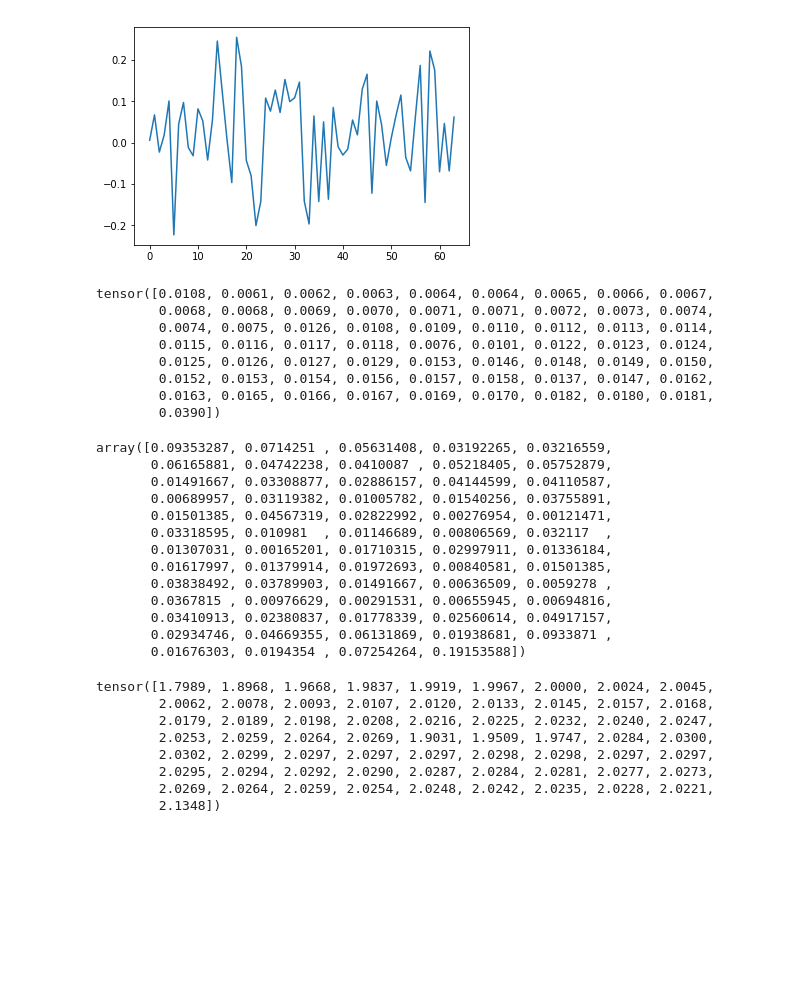
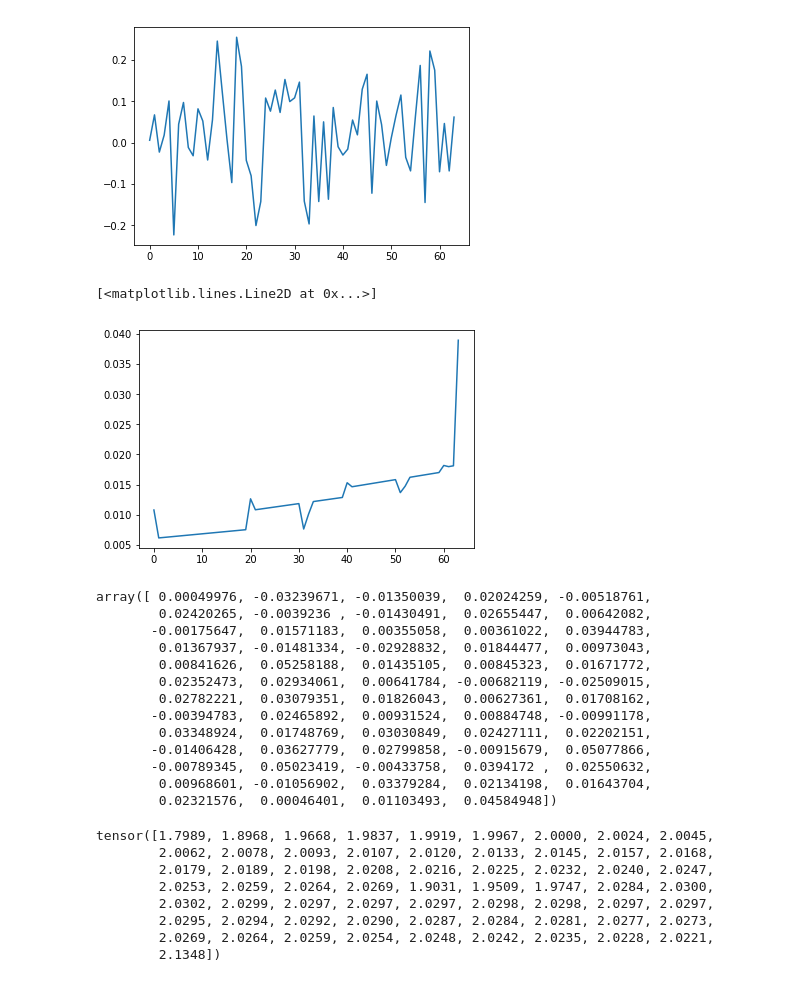
Before and after one commit to emilyj19/TS, a Jupyter notebook: Deep_Factors.ipynb, the cells around one changed output. Cells and saved outputs as stored; diff of their text form; code cells hidden in the pictures; blank space fills up the shorter version.

```diff
--- a/Deep_Factors.ipynb
+++ b/Deep_Factors.ipynb
@@ -369,33 +369,27 @@ plt.plot(paths[10].mean(0))
 # %% [output]
 [<matplotlib.lines.Line2D at 0x...>]
 [figure]
-# %%
-fixed_effects[0]
-# %% [output]
-tensor([0.0108, 0.0061, 0.0062, 0.0063, 0.0064, 0.0064, 0.0065, 0.0066, 0.0067,
-        0.0068, 0.0068, 0.0069, 0.0070, 0.0071, 0.0071, 0.0072, 0.0073, 0.0074,
-        0.0074, 0.0075, 0.0126, 0.0108, 0.0109, 0.0110, 0.0112, 0.0113, 0.0114,
-        0.0115, 0.0116, 0.0117, 0.0118, 0.0076, 0.0101, 0.0122, 0.0123, 0.0124,
-        0.0125, 0.0126, 0.0127, 0.0129, 0.0153, 0.0146, 0.0148, 0.0149, 0.0150,
-        0.0152, 0.0153, 0.0154, 0.0156, 0.0157, 0.0158, 0.0137, 0.0147, 0.0162,
-        0.0163, 0.0165, 0.0166, 0.0167, 0.0169, 0.0170, 0.0182, 0.0180, 0.0181,
-        0.0390])
-# %%
-new_test_data[0]
-# %% [output]
-array([0.09353287, 0.0714251 , 0.05631408, 0.03192265, 0.03216559,
-       0.06165881, 0.04742238, 0.0410087 , 0.05218405, 0.05752879,
-       0.01491667, 0.03308877, 0.02886157, 0.04144599, 0.04110587,
-       0.00689957, 0.03119382, 0.01005782, 0.01540256, 0.03755891,
-       0.01501385, 0.04567319, 0.02822992, 0.00276954, 0.00121471,
-       0.03318595, 0.010981  , 0.01146689, 0.00806569, 0.032117  ,
-       0.01307031, 0.00165201, 0.01710315, 0.02997911, 0.01336184,
-       0.01617997, 0.01379914, 0.01972693, 0.00840581, 0.01501385,
-       0.03838492, 0.03789903, 0.01491667, 0.00636509, 0.0059278 ,
-       0.0367815 , 0.00976629, 0.00291531, 0.00655945, 0.00694816,
-       0.03410913, 0.02380837, 0.01778339, 0.02560614, 0.04917157,
-       0.02934746, 0.04669355, 0.06131869, 0.01938681, 0.0933871 ,
-       0.01676303, 0.0194354 , 0.07254264, 0.19153588])
+# %%
+plt.plot(fixed_effects[0].numpy()) #this is sort of the right behaviour but the linear increases seem strange and also this isn't really reflected in the estimates themselves
+# %% [output]
+[<matplotlib.lines.Line2D at 0x...>]
+[figure, added]
+# %%
+paths[0].mean(0)
+# %% [output]
+array([ 0.00049976, -0.03239671, -0.01350039,  0.02024259, -0.00518761,
+        0.02420265, -0.0039236 , -0.01430491,  0.02655447,  0.00642082,
+       -0.00175647,  0.01571183,  0.00355058,  0.00361022,  0.03944783,
+        0.01367937, -0.01481334, -0.02928832,  0.01844477,  0.00973043,
+        0.00841626,  0.05258188,  0.01435105,  0.00845323,  0.01671772,
+        0.02352473,  0.02934061,  0.00641784, -0.00682119, -0.02509015,
+        0.02782221,  0.03079351,  0.01826043,  0.00627361,  0.01708162,
+       -0.00394783,  0.02465892,  0.00931524,  0.00884748, -0.00991178,
+        0.03348924,  0.01748769,  0.03030849,  0.02427111,  0.02202151,
+       -0.01406428,  0.03627779,  0.02799858, -0.00915679,  0.05077866,
+       -0.00789345,  0.05023419, -0.00433758,  0.0394172 ,  0.02550632,
+        0.00968601, -0.01056902,  0.03379284,  0.02134198,  0.01643704,
+        0.02321576,  0.00046401,  0.01103493,  0.04584948])
 # %%
 sigma[0]
 # %% [output]
```
